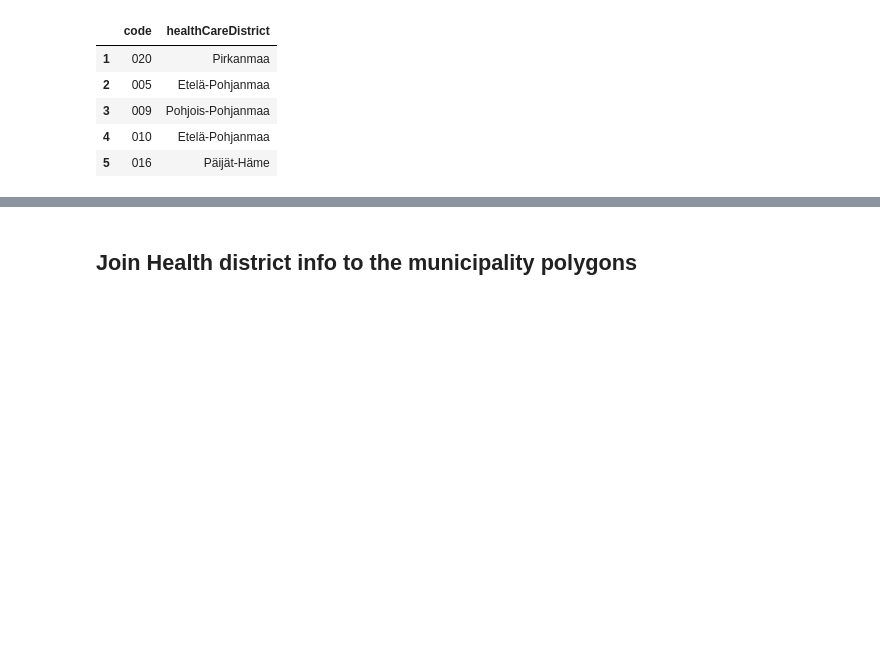
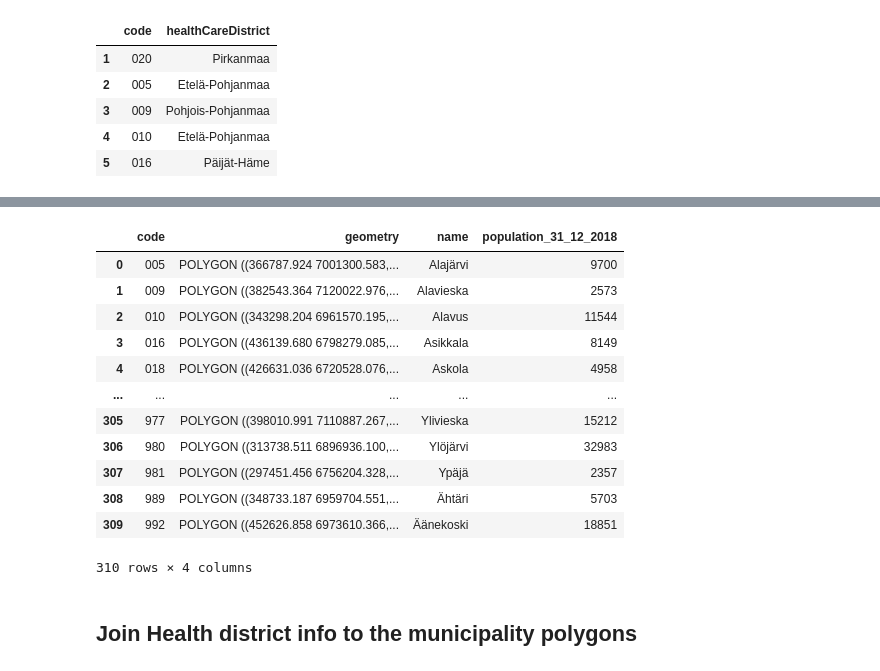
Before and after one commit to VuokkoH/koronavirus-avoindata, a Jupyter notebook: create_health_district_polygons.ipynb, the cells around one changed output, grey strips where cells are left out. Drawn from its saved outputs; the diff is of its cells as text; code cells hidden in the pictures; blank space fills up the shorter version.

```diff
--- a/create_health_district_polygons.ipynb
+++ b/create_health_district_polygons.ipynb
@@ -104,14 +89,0 @@ T
-# %%
-# Quick "kuntaliitos";
-if "Valtimo" in geodata["name"].values:
-
-    # Update update municipality code and name of Nurmes for Valtimo
-    geodata.loc[geodata["name"]=="Valtimo", "code"] = geodata[geodata["name"]=="Nurmes"].code.to_numpy()[0]
-    geodata.loc[geodata["name"]=="Valtimo", "name"] = geodata[geodata["name"]=="Nurmes"].name.to_numpy()[0]
-
-    # Merge also polygon geometries
-    temp = geodata.dissolve(by="code", aggfunc='sum')
-    temp.reset_index(inplace=True)
-
-    # Re-join municipality names to the new geometries
-    geodata = temp.merge(geodata[["code", "name"]].drop_duplicates(), on="code", how="left")
@@ -126,0 +103,8 @@ geodata.plot()
+# %%
+# For available features, see http://geo.stat.fi/geoserver/vaestoalue/wfs?request=GetCapabilities
+url = "http://geo.stat.fi/geoserver/vaestoalue/wfs?request=GetFeature&typename=vaestoalue:kunta_vaki2018&outputformat=JSON"
+pop = gpd.read_file(url)
+# %%
+#Select and rename columns
+pop = pop[["kunta", "name", "vaesto", "geometry"]]
+pop.rename(columns={'kunta':'code', 'vaesto':'population_31_12_2018'}, inplace=True)
@@ -126,0 +126,14 @@ geodata.plot()
+# %%
+# Quick "kuntaliitos";
+if "Valtimo" in pop["name"].values:
+
+    # Update update municipality code and name of Nurmes for Valtimo
+    pop.loc[pop["name"]=="Valtimo", "code"] = pop[pop["name"]=="Nurmes"].code.to_numpy()[0]
+    pop.loc[pop["name"]=="Valtimo", "name"] = pop[pop["name"]=="Nurmes"].name.to_numpy()[0]
+
+    # Merge also polygon geometries (not used in the final alyer, but might be useful at some point)
+    temp = pop.dissolve(by="code", aggfunc='sum')
+    temp.reset_index(inplace=True)
+
+    # Re-join municipality names to the new geometries
+    pop = temp.merge(pop[["code", "name"]].drop_duplicates(), on="code", how="left")
@@ -127,3 +160,19 @@ geodata.plot()
+# %%
+geodata = geodata.merge(pop[["code", "name", "population_31_12_2018"]], on="code")
+# %% [output]
+|  | code | geometry | name | population_31_12_2018 |
+| 0 | 005 | POLYGON ((366787.924 7001300.583,... | Alajärvi | 9700 |
+| 1 | 009 | POLYGON ((382543.364 7120022.976,... | Alavieska | 2573 |
+| 2 | 010 | POLYGON ((343298.204 6961570.195,... | Alavus | 11544 |
+| 3 | 016 | POLYGON ((436139.680 6798279.085,... | Asikkala | 8149 |
+| 4 | 018 | POLYGON ((426631.036 6720528.076,... | Askola | 4958 |
+| ... | ... | ... | ... | ... |
+| 305 | 977 | POLYGON ((398010.991 7110887.267,... | Ylivieska | 15212 |
+| 306 | 980 | POLYGON ((313738.511 6896936.100,... | Ylöjärvi | 32983 |
+| 307 | 981 | POLYGON ((297451.456 6756204.328,... | Ypäjä | 2357 |
+| 308 | 989 | POLYGON ((348733.187 6959704.551,... | Ähtäri | 5703 |
+| 309 | 992 | POLYGON ((452626.858 6973610.366,... | Äänekoski | 18851 |
+310 rows × 4 columns
 # %% [markdown]
 ## Join Health district info to the municipality polygons
 # %%
```
Also changed, not shown: parts of 22 cells of this notebook, 2 other files.
